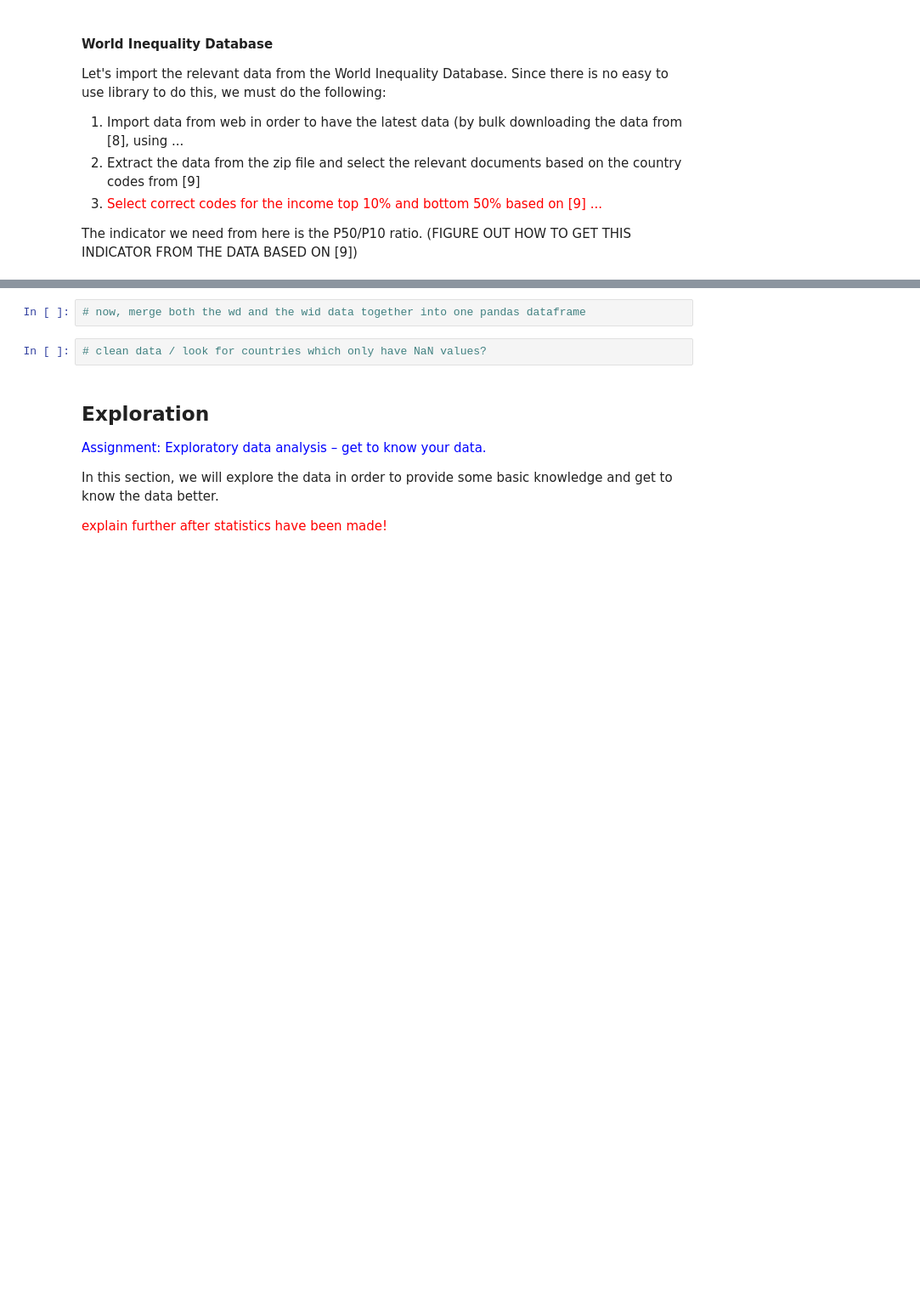
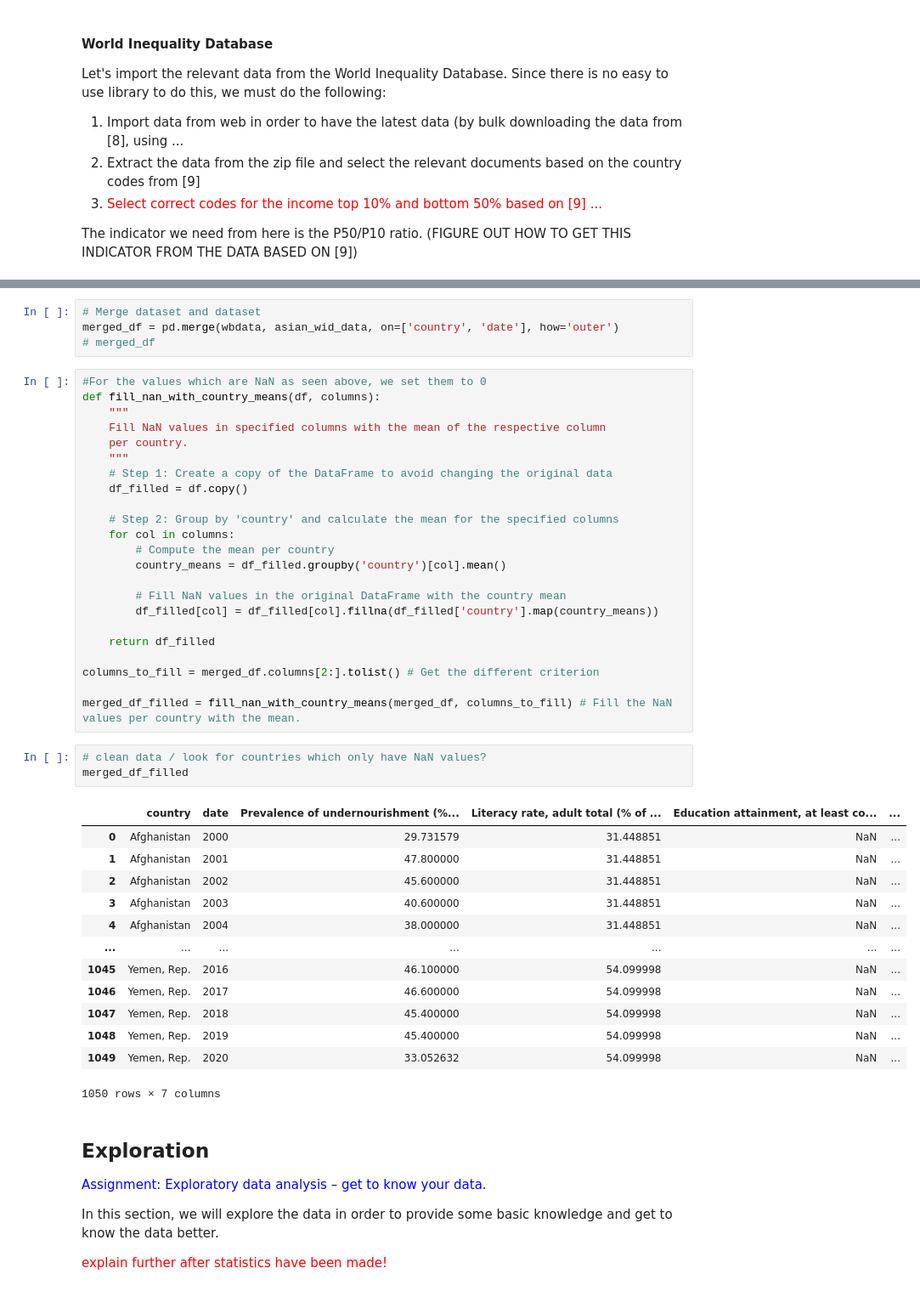
Before and after one commit to tushar2603/EPA112, a Jupyter notebook: EPA112A_project_group_7.ipynb, the cells around one changed output, grey strips where cells are left out. Shown at 85% size. Cells and saved outputs as stored; diff of their text form; blank space fills up the shorter version.

```diff
--- a/EPA112A_project_group_7.ipynb
+++ b/EPA112A_project_group_7.ipynb
@@ -206,7 +289,47 @@ widAsia = sorted(widCA+widEA+widSEA+widSA+widWA)
+# %%
+# Merge dataset and dataset
+merged_df = pd.merge(wbdata, asian_wid_data, on=['country', 'date'], how='outer')
+# merged_df
 # %%
-# now, merge both the wd and the wid data together into one pandas dataframe
+#For the values which are NaN as seen above, we set them to 0
+def fill_nan_with_country_means(df, columns):
+    """
+    Fill NaN values in specified columns with the mean of the respective column
+    per country.
+    """
+    # Step 1: Create a copy of the DataFrame to avoid changing the original data
+    df_filled = df.copy()
+
+    # Step 2: Group by 'country' and calculate the mean for the specified columns
+    for col in columns:
+        # Compute the mean per country
+        country_means = df_filled.groupby('country')[col].mean()
+
+        # Fill NaN values in the original DataFrame with the country mean
+        df_filled[col] = df_filled[col].fillna(df_filled['country'].map(country_means))
+
+    return df_filled
+
+columns_to_fill = merged_df.columns[2:].tolist() # Get the different criterion
+
+merged_df_filled = fill_nan_with_country_means(merged_df, columns_to_fill) # Fill the NaN values per country with the mean.
 # %%
 # clean data / look for countries which only have NaN values?
+merged_df_filled
+# %% [output]
+|  | country | date | Prevalence of undernourishment (%... | Literacy rate, adult total (% of ... | Education attainment, at least co... | ... |
+| 0 | Afghanistan | 2000 | 29.731579 | 31.448851 | NaN | ... |
+| 1 | Afghanistan | 2001 | 47.800000 | 31.448851 | NaN | ... |
+| 2 | Afghanistan | 2002 | 45.600000 | 31.448851 | NaN | ... |
+| 3 | Afghanistan | 2003 | 40.600000 | 31.448851 | NaN | ... |
+| 4 | Afghanistan | 2004 | 38.000000 | 31.448851 | NaN | ... |
+| ... | ... | ... | ... | ... | ... | ... |
+| 1045 | Yemen, Rep. | 2016 | 46.100000 | 54.099998 | NaN | ... |
+| 1046 | Yemen, Rep. | 2017 | 46.600000 | 54.099998 | NaN | ... |
+| 1047 | Yemen, Rep. | 2018 | 45.400000 | 54.099998 | NaN | ... |
+| 1048 | Yemen, Rep. | 2019 | 45.400000 | 54.099998 | NaN | ... |
+| 1049 | Yemen, Rep. | 2020 | 33.052632 | 54.099998 | NaN | ... |
+1050 rows × 7 columns
 # %% [markdown]
 ## Exploration
 <span style="color:blue"> Assignment: Exploratory data analysis – get to know your data. </span>
```
Also changed, not shown: parts of 12 cells of this notebook, 1 other file.
